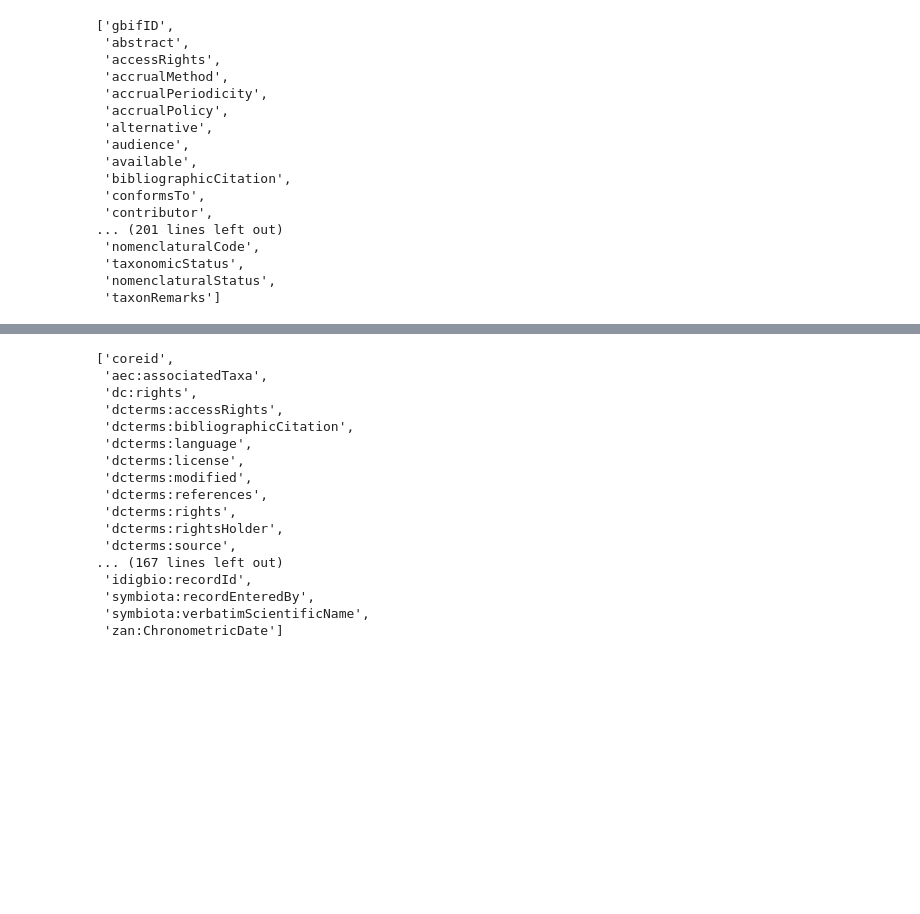
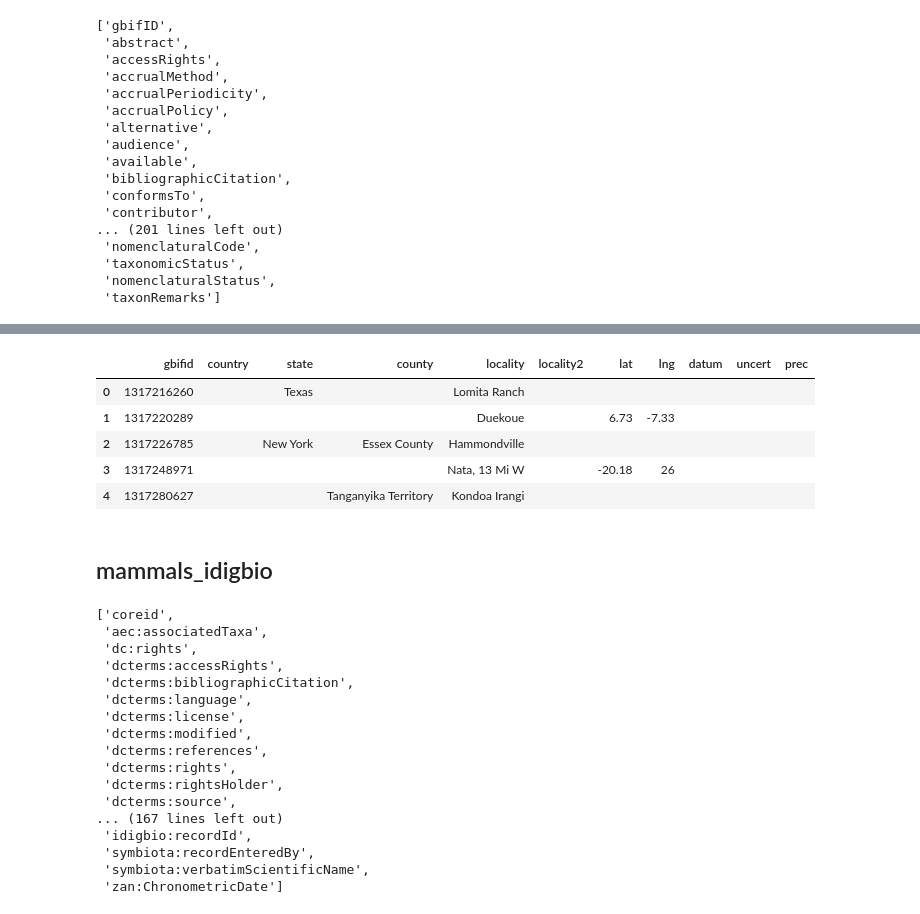
Before and after one commit to rafelafrance/gazetteer, a Jupyter notebook: notebooks/00_prune_data.ipynb, the cells around one changed output, grey strips where cells are left out. Drawn from its saved outputs; the diff is of its cells as text; code cells hidden in the pictures; blank space fills up the shorter version.

```diff
--- a/notebooks/00_prune_data.ipynb
+++ b/notebooks/00_prune_data.ipynb
@@ -276,0 +300,3 @@ for df in tqdm(reader):
+# %%
+in_file = RAW / 'mammals_gbif' / 'verbatim.txt.gz'
+out_file = PRUNED / 'mammals_gbif_verbatim.csv.gz'
@@ -276,0 +325,31 @@ for df in tqdm(reader):
+# %%
+df = pd.read_csv(
+    in_file, sep='\t', dtype=str, keep_default_na=False,
+    usecols=['gbifID',
+             'decimalLatitude', 'decimalLongitude',
+             'geodeticDatum',
+             'coordinateUncertaintyInMeters',
+             'locality', 'verbatimLocality',
+             'countryCode', 'stateProvince', 'county',
+            ])
+
+df = df.rename(columns={
+    'gbifID': 'gbifid',
+    'decimalLatitude': 'lat',
+    'decimalLongitude': 'lng',
+    'geodeticDatum': 'datum',
+    'coordinateUncertaintyInMeters': 'uncert',
+    'locality': 'locality',
+    'verbatimLocality': 'locality2',
+    'countryCode': 'country',
+    'stateProvince': 'state',
+})
+
+df.head()
+# %% [output]
+|  | gbifid | country | state | county | locality | locality2 | lat | lng | datum | uncert | prec |
+| 0 | 1317216260 |  | Texas |  | Lomita Ranch |  |  |  |  |  |  |
+| 1 | 1317220289 |  |  |  | Duekoue |  | 6.73 | -7.33 |  |  |  |
+| 2 | 1317226785 |  | New York | Essex County | Hammondville |  |  |  |  |  |  |
+| 3 | 1317248971 |  |  |  | Nata, 13 Mi W |  | -20.18 | 26 |  |  |  |
+| 4 | 1317280627 |  |  | Tanganyika Territory | Kondoa Irangi |  |  |  |  |  |  |
@@ -277 +358,3 @@ for df in tqdm(reader):
+# %% [markdown]
+## mammals_idigbio
 # %%
```
Also changed, not shown: parts of 29 cells of this notebook, 1 other file.
